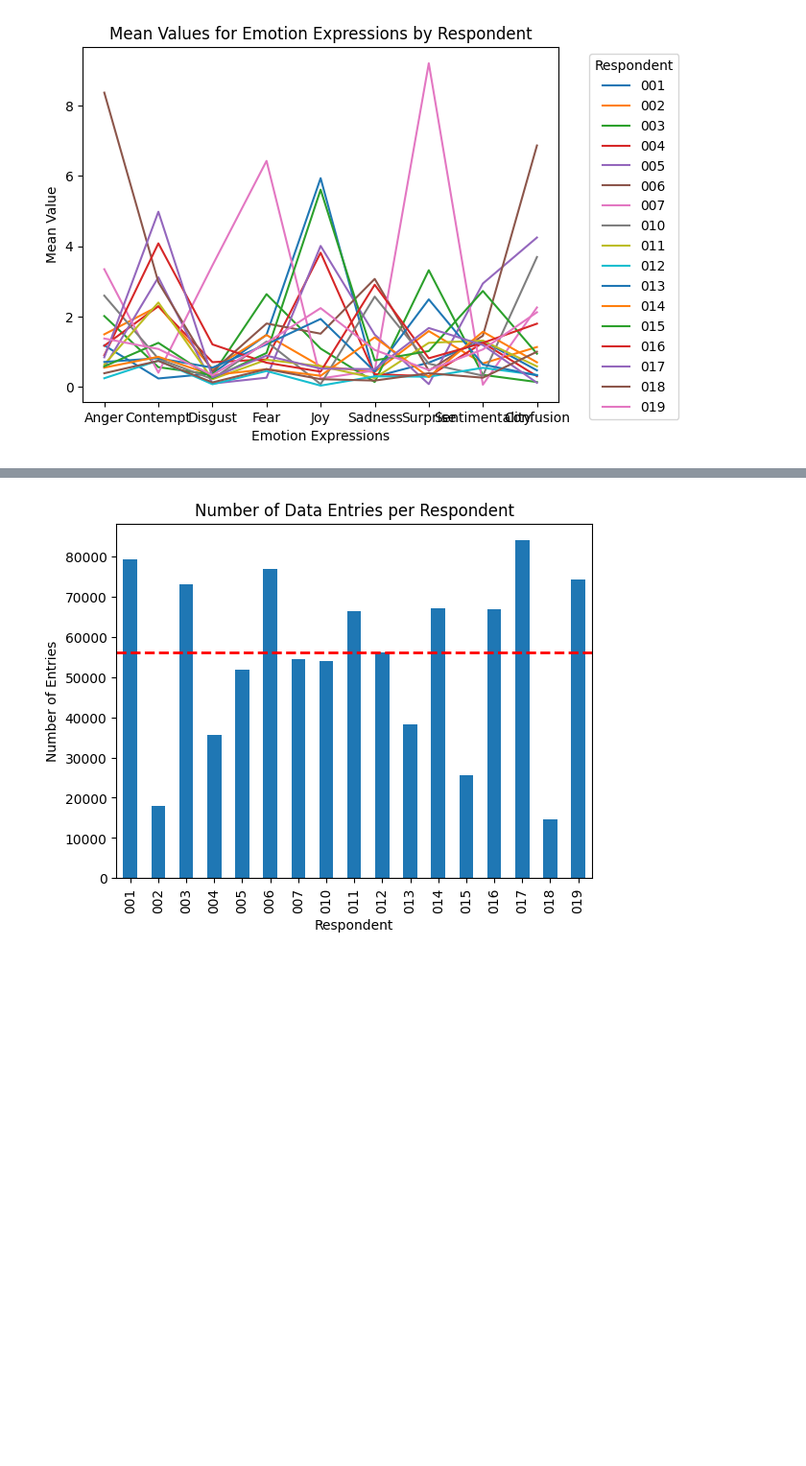
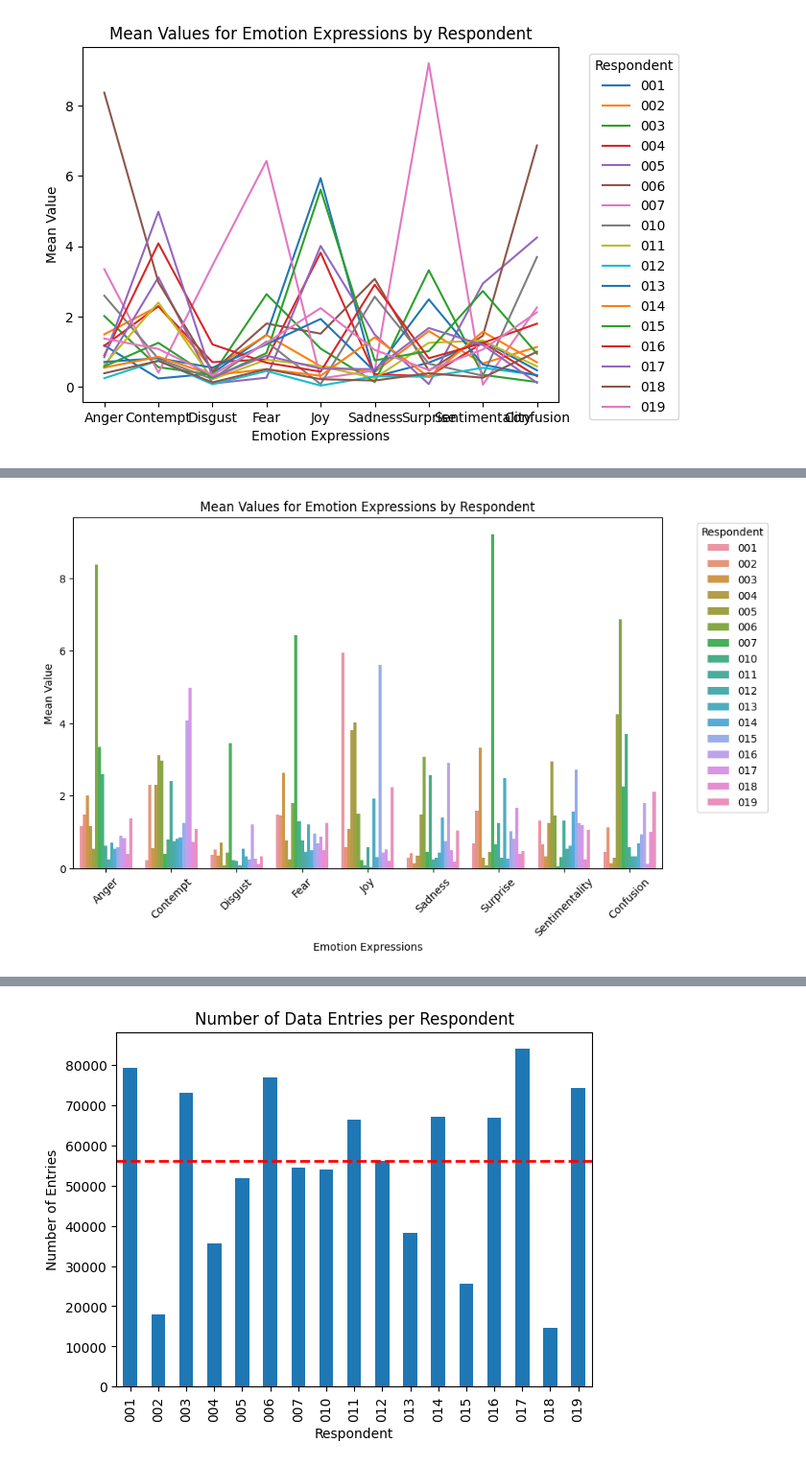
Before and after one commit to litalshl/classifiers, a Jupyter notebook: all_respondents_analysis.ipynb, the cells around one changed output, grey strips where cells are left out. Shown: that part at 96% size. Cells and saved outputs as stored; diff of their text form; code cells hidden in the pictures; blank space fills up the shorter version.

```diff
--- a/all_respondents_analysis.ipynb
+++ b/all_respondents_analysis.ipynb
@@ -215,0 +240,24 @@ plt.show()
+# %%
+import pandas as pd
+import matplotlib.pyplot as plt
+
+# Select the relevant columns in the data
+selected_data = facial_expressions_data[['Respondent'] + selected_columns]
+
+# Group the data by respondent and calculate the mean values for each column
+respondent_means = selected_data.groupby('Respondent').mean()
+
+# Convert the mean values for each column to a dataframe and melt it
+melted_data = respondent_means.reset_index().melt(id_vars='Respondent', var_name='Emotion Expression', value_name='Mean Value')
+
+# Create a grouped bar plot of the mean values for each respondent and selected columns
+plt.figure(figsize=(10,6))
+plt.xticks(rotation=45)
+sns.barplot(data=melted_data, x='Emotion Expression', y='Mean Value', hue='Respondent', errorbar=None)
+plt.xlabel('Emotion Expressions')
+plt.ylabel('Mean Value')
+plt.title('Mean Values for Emotion Expressions by Respondent')
+plt.legend(title='Respondent', bbox_to_anchor=(1.05, 1), loc='upper left')
+plt.show()
+# %% [output]
+[figure, added]
```
Also changed, not shown: parts of 4 cells of this notebook.
